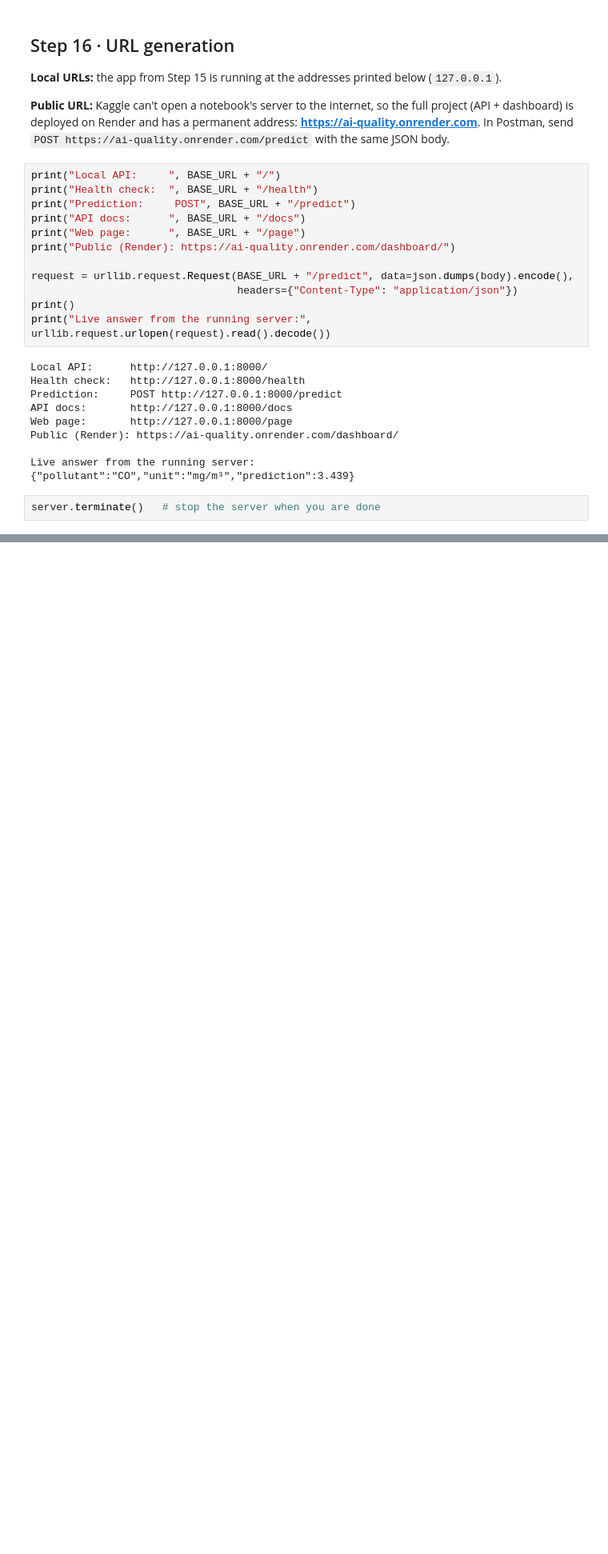
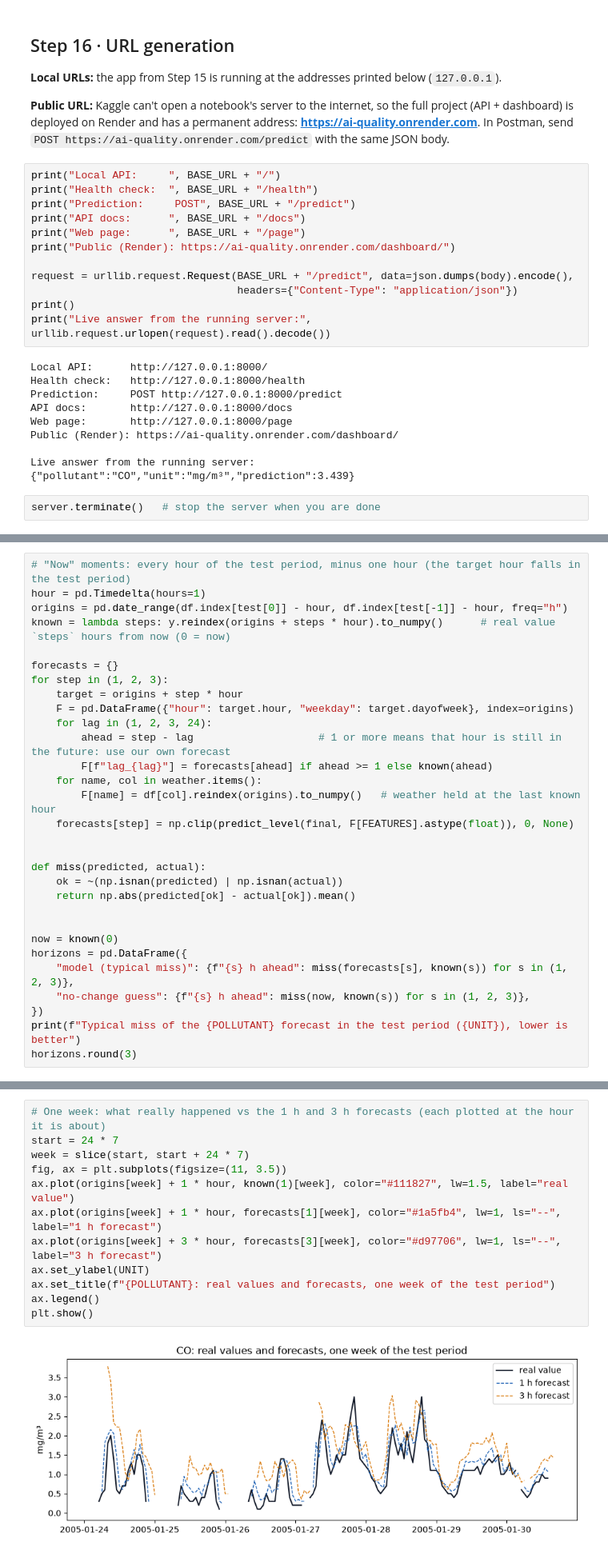
Before and after one commit to bonbonchandana/ai-quality, a Jupyter notebook: notebooks/air_quality_16_steps.ipynb, the cells around one changed output, grey strips where cells are left out. Shown at 80% size. Cells and saved outputs as stored; diff of their text form; blank space fills up the shorter version.

```diff
--- a/notebooks/air_quality_16_steps.ipynb
+++ b/notebooks/air_quality_16_steps.ipynb
@@ -771,0 +689,30 @@ Worst hour in the next 24 h: Mon 07:00 (AQI 163)
+# %%
+# "Now" moments: every hour of the test period, minus one hour (the target hour falls in the test period)
+hour = pd.Timedelta(hours=1)
+origins = pd.date_range(df.index[test[0]] - hour, df.index[test[-1]] - hour, freq="h")
+known = lambda steps: y.reindex(origins + steps * hour).to_numpy()      # real value `steps` hours from now (0 = now)
+
+forecasts = {}
+for step in (1, 2, 3):
+    target = origins + step * hour
+    F = pd.DataFrame({"hour": target.hour, "weekday": target.dayofweek}, index=origins)
+    for lag in (1, 2, 3, 24):
+        ahead = step - lag                    # 1 or more means that hour is still in the future: use our own forecast
+        F[f"lag_{lag}"] = forecasts[ahead] if ahead >= 1 else known(ahead)
+    for name, col in weather.items():
+        F[name] = df[col].reindex(origins).to_numpy()   # weather held at the last known hour
+    forecasts[step] = np.clip(predict_level(final, F[FEATURES].astype(float)), 0, None)
+
+
+def miss(predicted, actual):
+    ok = ~(np.isnan(predicted) | np.isnan(actual))
+    return np.abs(predicted[ok] - actual[ok]).mean()
+
+
+now = known(0)
+horizons = pd.DataFrame({
+    "model (typical miss)": {f"{s} h ahead": miss(forecasts[s], known(s)) for s in (1, 2, 3)},
+    "no-change guess": {f"{s} h ahead": miss(now, known(s)) for s in (1, 2, 3)},
+})
+print(f"Typical miss of the {POLLUTANT} forecast in the test period ({UNIT}), lower is better")
+horizons.round(3)
@@ -771,0 +725,14 @@ Worst hour in the next 24 h: Mon 07:00 (AQI 163)
+# %%
+# One week: what really happened vs the 1 h and 3 h forecasts (each plotted at the hour it is about)
+start = 24 * 7
+week = slice(start, start + 24 * 7)
+fig, ax = plt.subplots(figsize=(11, 3.5))
+ax.plot(origins[week] + 1 * hour, known(1)[week], color="#111827", lw=1.5, label="real value")
+ax.plot(origins[week] + 1 * hour, forecasts[1][week], color="#1a5fb4", lw=1, ls="--", label="1 h forecast")
+ax.plot(origins[week] + 3 * hour, forecasts[3][week], color="#d97706", lw=1, ls="--", label="3 h forecast")
+ax.set_ylabel(UNIT)
+ax.set_title(f"{POLLUTANT}: real values and forecasts, one week of the test period")
+ax.legend()
+plt.show()
+# %% [output]
+[figure, added]
```
Also changed, not shown: parts of 5 cells of this notebook, 6 other files.
